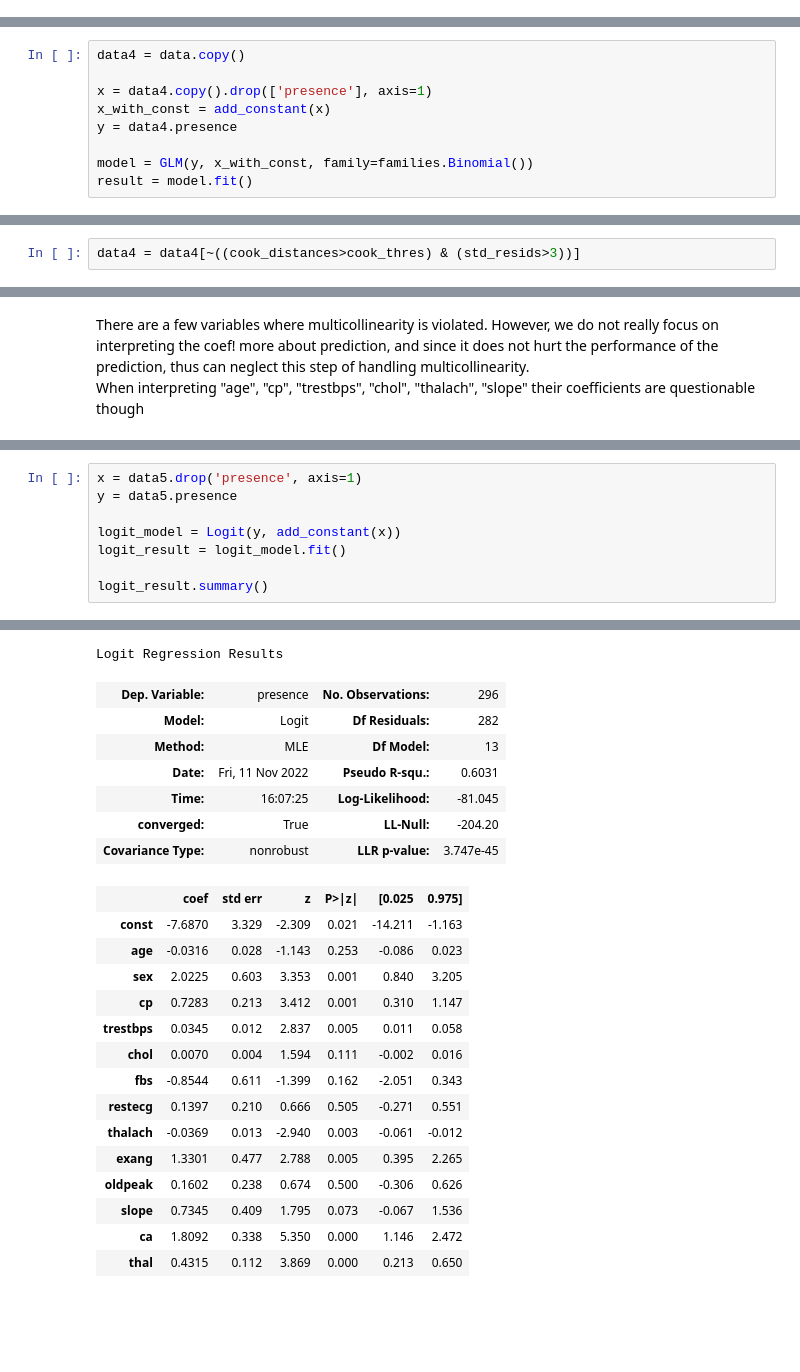
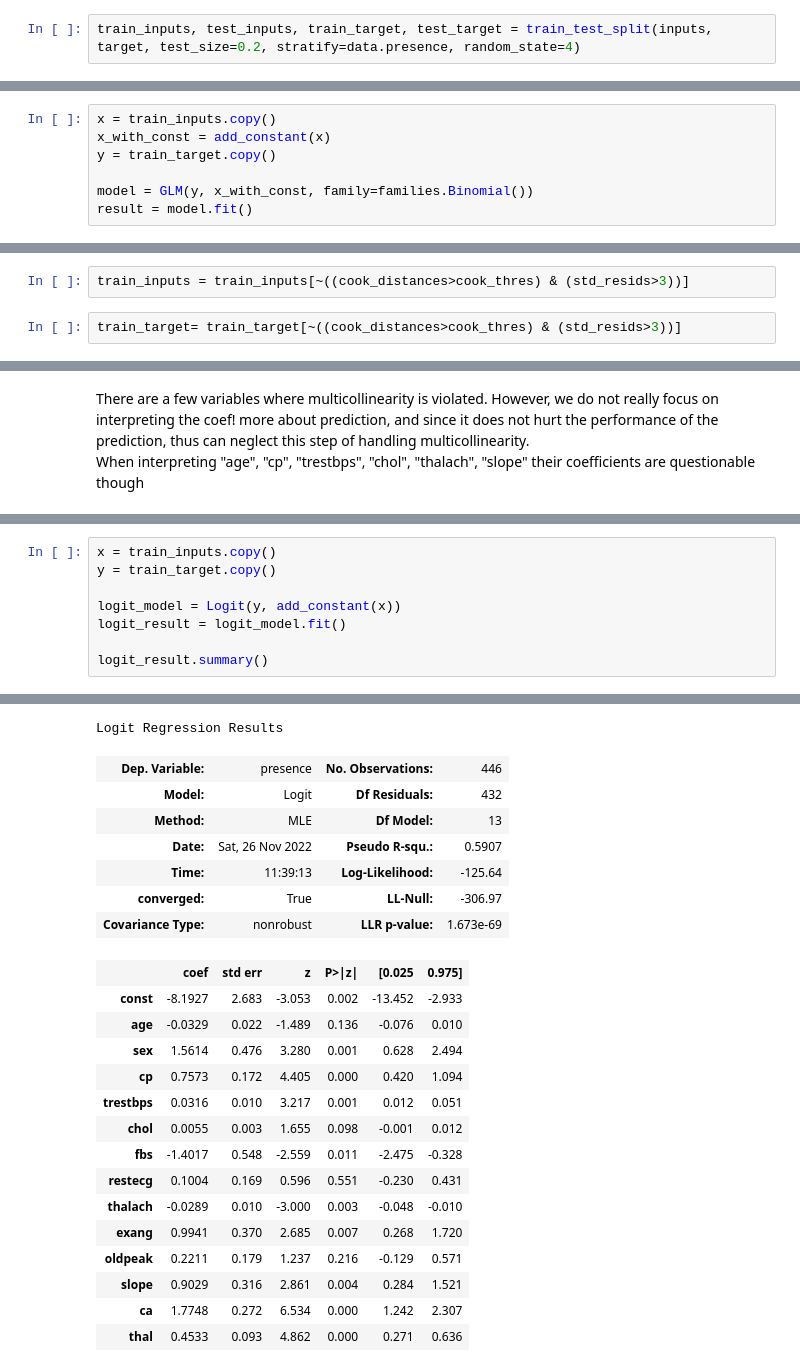
Before and after one commit to tnguyen7s/ma145_study_ROC_curve, a Jupyter notebook: classifiers_and_ROC_curve.ipynb, the cells around one changed output, grey strips where cells are left out. Cells and saved outputs as stored; diff of their text form; blank space fills up the shorter version.

```diff
--- a/classifiers_and_ROC_curve.ipynb
+++ b/classifiers_and_ROC_curve.ipynb
@@ -134,0 +157,2 @@ data = data.drop('num', axis=1)
+# %%
+train_inputs, test_inputs, train_target, test_target = train_test_split(inputs, target, test_size=0.2, stratify=data.presence, random_state=4)
@@ -266,9 +478,7 @@ Cook's distance or Cook's D is a commonly used estimate of the influence of a da
 # %%
-data4 = data.copy()
-
-x = data4.copy().drop(['presence'], axis=1)
+x = train_inputs.copy()
 x_with_const = add_constant(x)
-y = data4.presence
+y = train_target.copy()
 
 model = GLM(y, x_with_const, family=families.Binomial())
 result = model.fit()
@@ -294,4 +506,6 @@ data4[(cook_distances>cook_thres) & (std_resids>3)]
 # %% [markdown]
 Remove influential outliers
 # %%
-data4 = data4[~((cook_distances>cook_thres) & (std_resids>3))]
+train_inputs = train_inputs[~((cook_distances>cook_thres) & (std_resids>3))]
+# %%
+train_target= train_target[~((cook_distances>cook_thres) & (std_resids>3))]
@@ -339,6 +555,6 @@ data5 = data4.copy()
 # %%
-x = data5.drop('presence', axis=1)
-y = data5.presence
+x = train_inputs.copy()
+y = train_target.copy()
 
 logit_model = Logit(y, add_constant(x))
 logit_result = logit_model.fit()
@@ -350,27 +566,27 @@ Optimization terminated successfully.
          Iterations 8
 Logit Regression Results
-| Dep. Variable: | presence | No. Observations: | 296 |
-| Model: | Logit | Df Residuals: | 282 |
+| Dep. Variable: | presence | No. Observations: | 446 |
+| Model: | Logit | Df Residuals: | 432 |
 | Method: | MLE | Df Model: | 13 |
-| Date: | Fri, 11 Nov 2022 | Pseudo R-squ.: | 0.6031 |
-| Time: | 16:07:25 | Log-Likelihood: | -81.045 |
-| converged: | True | LL-Null: | -204.20 |
-| Covariance Type: | nonrobust | LLR p-value: | 3.747e-45 |
+| Date: | Sat, 26 Nov 2022 | Pseudo R-squ.: | 0.5907 |
+| Time: | 11:39:13 | Log-Likelihood: | -125.64 |
+| converged: | True | LL-Null: | -306.97 |
+| Covariance Type: | nonrobust | LLR p-value: | 1.673e-69 |
 |  | coef | std err | z | P>|z| | [0.025 | 0.975] |
-| const | -7.6870 | 3.329 | -2.309 | 0.021 | -14.211 | -1.163 |
-| age | -0.0316 | 0.028 | -1.143 | 0.253 | -0.086 | 0.023 |
-| sex | 2.0225 | 0.603 | 3.353 | 0.001 | 0.840 | 3.205 |
-| cp | 0.7283 | 0.213 | 3.412 | 0.001 | 0.310 | 1.147 |
-| trestbps | 0.0345 | 0.012 | 2.837 | 0.005 | 0.011 | 0.058 |
-| chol | 0.0070 | 0.004 | 1.594 | 0.111 | -0.002 | 0.016 |
-| fbs | -0.8544 | 0.611 | -1.399 | 0.162 | -2.051 | 0.343 |
-| restecg | 0.1397 | 0.210 | 0.666 | 0.505 | -0.271 | 0.551 |
-| thalach | -0.0369 | 0.013 | -2.940 | 0.003 | -0.061 | -0.012 |
-| exang | 1.3301 | 0.477 | 2.788 | 0.005 | 0.395 | 2.265 |
-| oldpeak | 0.1602 | 0.238 | 0.674 | 0.500 | -0.306 | 0.626 |
-| slope | 0.7345 | 0.409 | 1.795 | 0.073 | -0.067 | 1.536 |
-| ca | 1.8092 | 0.338 | 5.350 | 0.000 | 1.146 | 2.472 |
-| thal | 0.4315 | 0.112 | 3.869 | 0.000 | 0.213 | 0.650 |
+| const | -8.1927 | 2.683 | -3.053 | 0.002 | -13.452 | -2.933 |
+| age | -0.0329 | 0.022 | -1.489 | 0.136 | -0.076 | 0.010 |
+| sex | 1.5614 | 0.476 | 3.280 | 0.001 | 0.628 | 2.494 |
+| cp | 0.7573 | 0.172 | 4.405 | 0.000 | 0.420 | 1.094 |
+| trestbps | 0.0316 | 0.010 | 3.217 | 0.001 | 0.012 | 0.051 |
+| chol | 0.0055 | 0.003 | 1.655 | 0.098 | -0.001 | 0.012 |
+| fbs | -1.4017 | 0.548 | -2.559 | 0.011 | -2.475 | -0.328 |
+| restecg | 0.1004 | 0.169 | 0.596 | 0.551 | -0.230 | 0.431 |
+| thalach | -0.0289 | 0.010 | -3.000 | 0.003 | -0.048 | -0.010 |
+| exang | 0.9941 | 0.370 | 2.685 | 0.007 | 0.268 | 1.720 |
+| oldpeak | 0.2211 | 0.179 | 1.237 | 0.216 | -0.129 | 0.571 |
+| slope | 0.9029 | 0.316 | 2.861 | 0.004 | 0.284 | 1.521 |
+| ca | 1.7748 | 0.272 | 6.534 | 0.000 | 1.242 | 2.307 |
+| thal | 0.4533 | 0.093 | 4.862 | 0.000 | 0.271 | 0.636 |
 # %% [markdown]
 Try to interpret the coefficients:
 * "age", "cp", "trestbps", "chol", "thalach", "slope"'s coefficients are questionable due to multicollinearity
```
Also changed, not shown: parts of 172 cells of this notebook, 4 other files.
